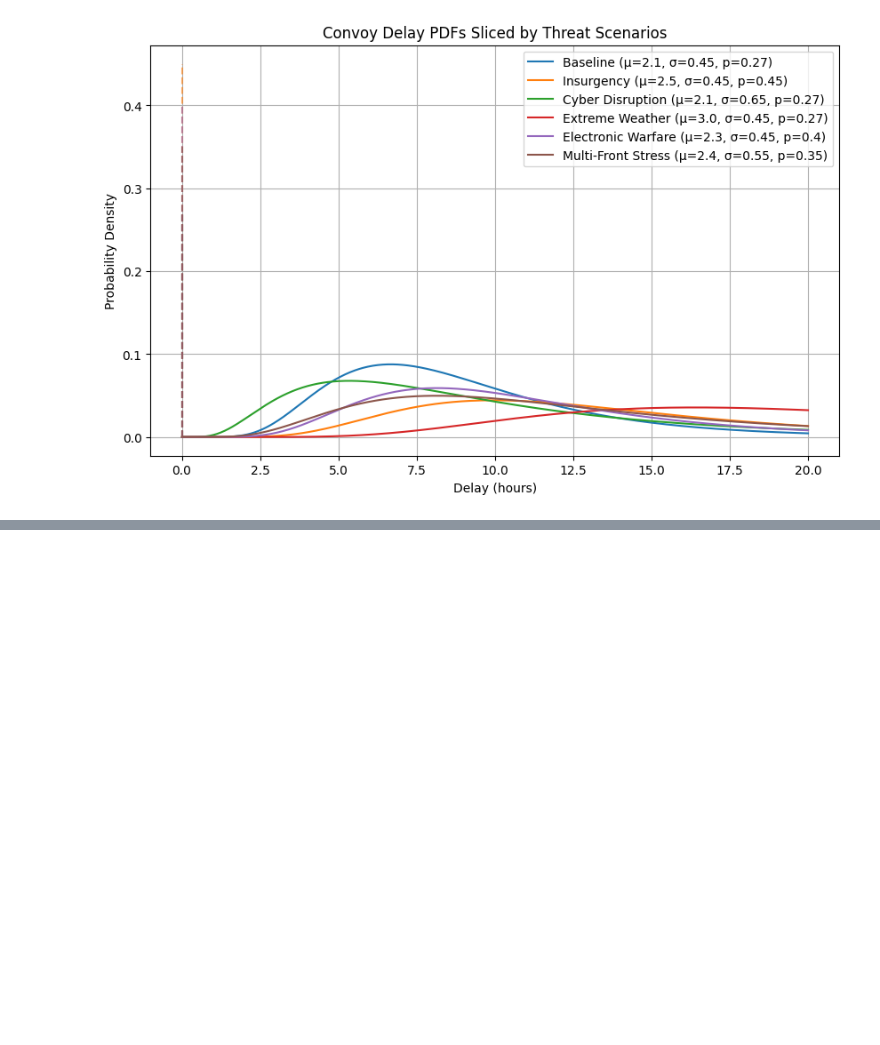
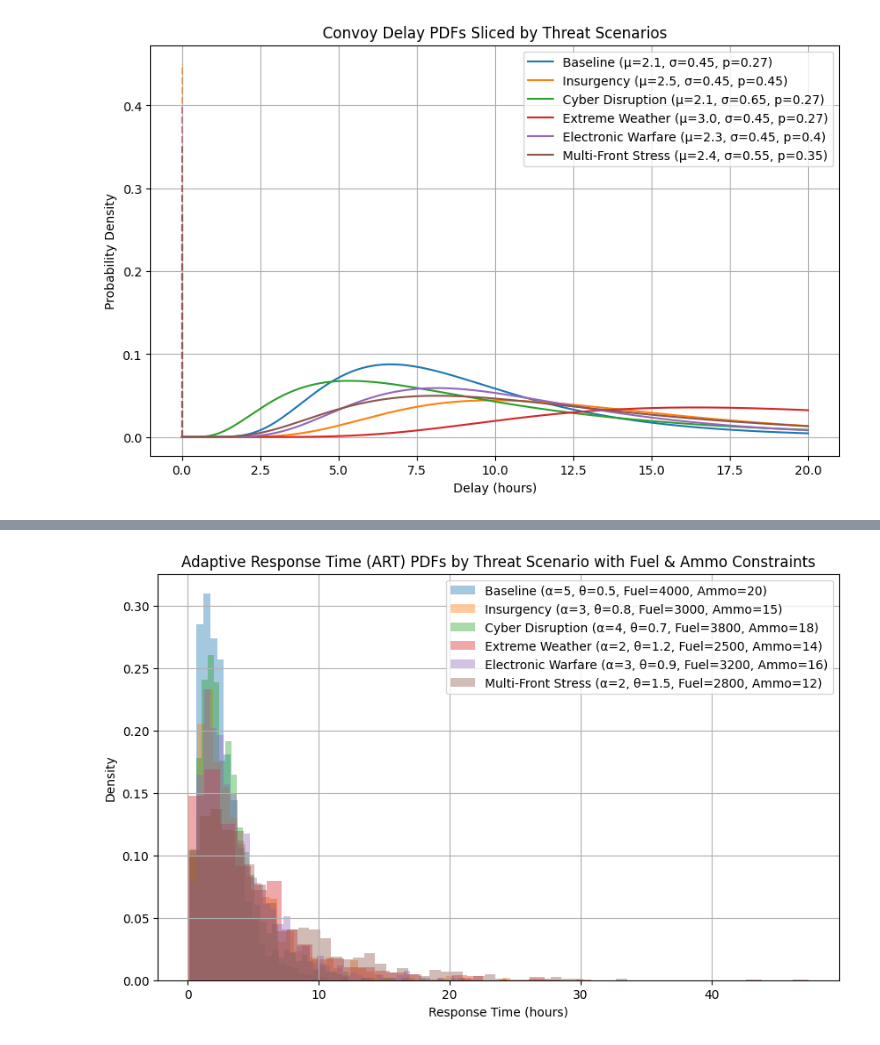
Before and after one commit to amrita13/TacticalReadinessFOB, a Jupyter notebook: ScenariospecificDL.ipynb, the cells around one changed output, grey strips where cells are left out. Cells and saved outputs as stored; diff of their text form; code cells hidden in the pictures; blank space fills up the shorter version.

```diff
--- a/ScenariospecificDL.ipynb
+++ b/ScenariospecificDL.ipynb
@@ -68,0 +130,64 @@ plt.show()
+# %%
+
+import numpy as np
+import matplotlib.pyplot as plt
+from scipy.stats import gamma, poisson
+
+# ============================================================
+# Adaptive Response Time (ART) Scenario Modeling
+# ------------------------------------------------------------
+# ART ~ Gamma(α, θ) baseline, modified by resource constraints.
+# Fuel requirement ~ Gamma(k, θ_fuel)
+# Ammunition consumption ~ Poisson(λ)
+#
+# Fuel shortage increases ART multiplicatively.
+# Ammo shortage adds penalty to ART.
+# ============================================================
+
+# Scenario definitions: baseline ART parameters + resource stress
+scenarios = {
+    "Baseline": {"alpha": 5, "theta": 0.5, "fuel_avail": 4000, "ammo_avail": 20},
+    "Insurgency": {"alpha": 3, "theta": 0.8, "fuel_avail": 3000, "ammo_avail": 15},
+    "Cyber Disruption": {"alpha": 4, "theta": 0.7, "fuel_avail": 3800, "ammo_avail": 18},
+    "Extreme Weather": {"alpha": 2, "theta": 1.2, "fuel_avail": 2500, "ammo_avail": 14},
+    "Electronic Warfare": {"alpha": 3, "theta": 0.9, "fuel_avail": 3200, "ammo_avail": 16},
+    "Multi-Front Stress": {"alpha": 2, "theta": 1.5, "fuel_avail": 2800, "ammo_avail": 12}
+}
+
+# Fuel requirement distribution (Gamma)
+fuel_req = gamma.rvs(a=4.2, scale=950, size=1000)
+
+# Ammunition consumption distribution (Poisson)
+ammo_req = poisson.rvs(mu=18, size=1000)
+
+x = np.linspace(0.01, 10, 500)
+plt.figure(figsize=(10, 6))
+
+for name, params in scenarios.items():
+    alpha, theta = params["alpha"], params["theta"]
+    fuel_avail, ammo_avail = params["fuel_avail"], params["ammo_avail"]
+
+    # Baseline ART samples
+    baseline_art = gamma.rvs(a=alpha, scale=theta, size=1000)
+
+    # Fuel factor: higher when requirement exceeds availability
+    fuel_factor = fuel_req / fuel_avail
+
+    # Ammo penalty: proportional shortage
+    ammo_penalty = 1 + np.maximum(0, (ammo_req - ammo_avail) / ammo_req)
+
+    # Adjusted ART
+    art_with_resources = baseline_art * fuel_factor * ammo_penalty
+
+    # Plot histogram as density
+    plt.hist(art_with_resources, bins=40, alpha=0.4, density=True,
+             label=f"{name} (α={alpha}, θ={theta}, Fuel={fuel_avail}, Ammo={ammo_avail})")
+
+plt.title("Adaptive Response Time (ART) PDFs by Threat Scenario with Fuel & Ammo Constraints")
+plt.xlabel("Response Time (hours)")
+plt.ylabel("Density")
+plt.legend()
+plt.grid(True)
+plt.show()
+# %% [output]
+[figure, added]
```
Also changed, not shown: parts of 2 cells of this notebook.
